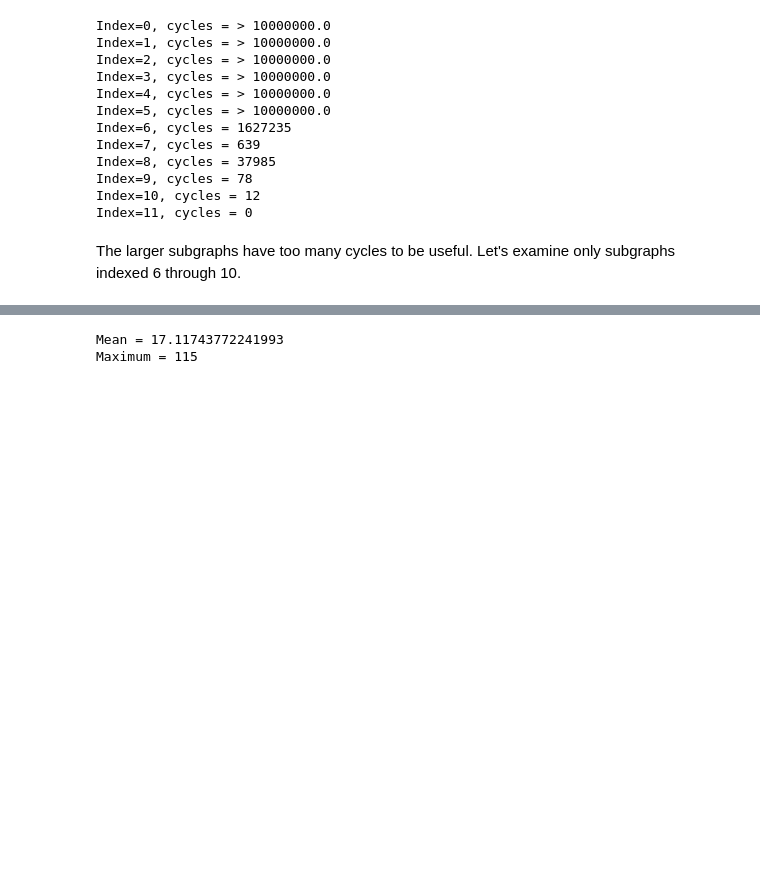
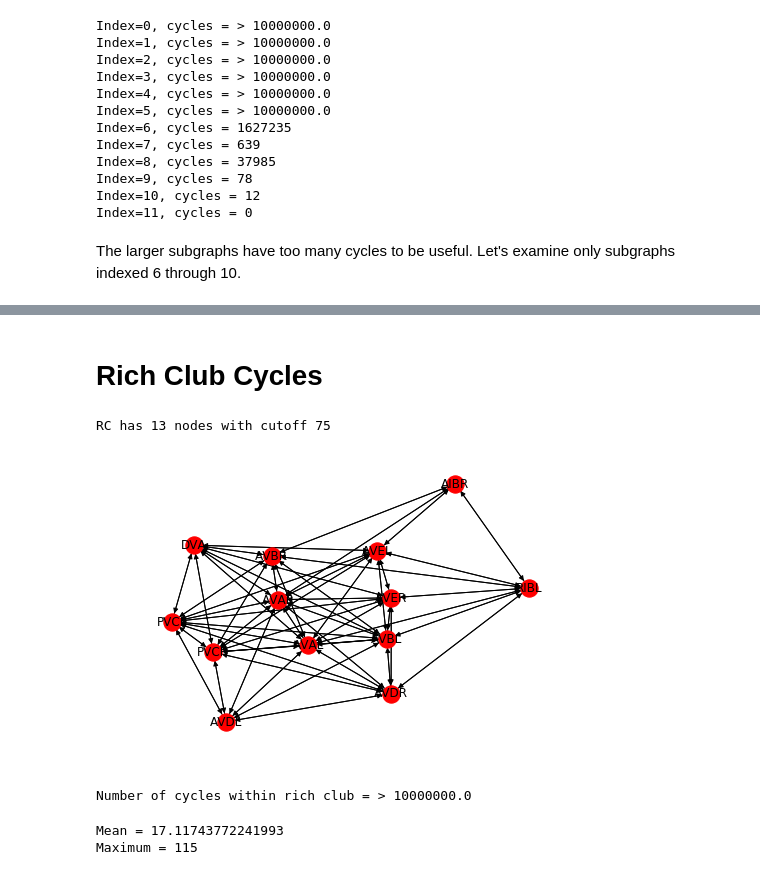
Before and after one commit to 3000farad/neuroloops, a Jupyter notebook: neuroloops.ipynb, the cells around one changed output, grey strips where cells are left out. Cells and saved outputs as stored; diff of their text form; code cells hidden in the pictures; blank space fills up the shorter version.

```diff
--- a/neuroloops.ipynb
+++ b/neuroloops.ipynb
@@ -243,3 +283,20 @@ analyze_subgraph(comgs[10])
+# %% [markdown]
+# Rich Club Cycles
+# %%
+cutoff=75
+G_highdegree=G.copy()
+deg = dict(G_highdegree.degree())
+to_remove = [n for n in deg if deg[n] <= cutoff]
+G_highdegree.remove_nodes_from(to_remove)
+print('RC has {} nodes with cutoff {}'.format(len(G_highdegree.nodes),cutoff))
+nx.draw_spring(G_highdegree, with_labels=True)
+# %% [output]
+RC has 13 nodes with cutoff 75
+[figure, added]
+# %%
+print('Number of cycles within rich club = {}'.format(count_cycles(G_highdegree)))
+# %% [output]
+Number of cycles within rich club = > 10000000.0
 # %%
 plt.figure(figsize=(12,120))
 cycle_lengths = [len(c) for c in cycles]
```
Also changed, not shown: parts of 18 cells of this notebook, 3 other files.
